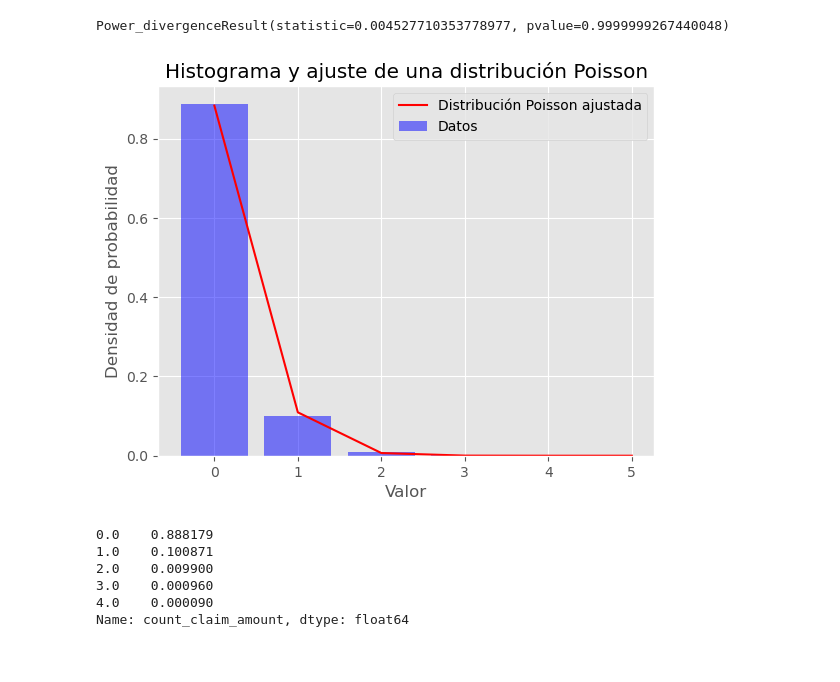
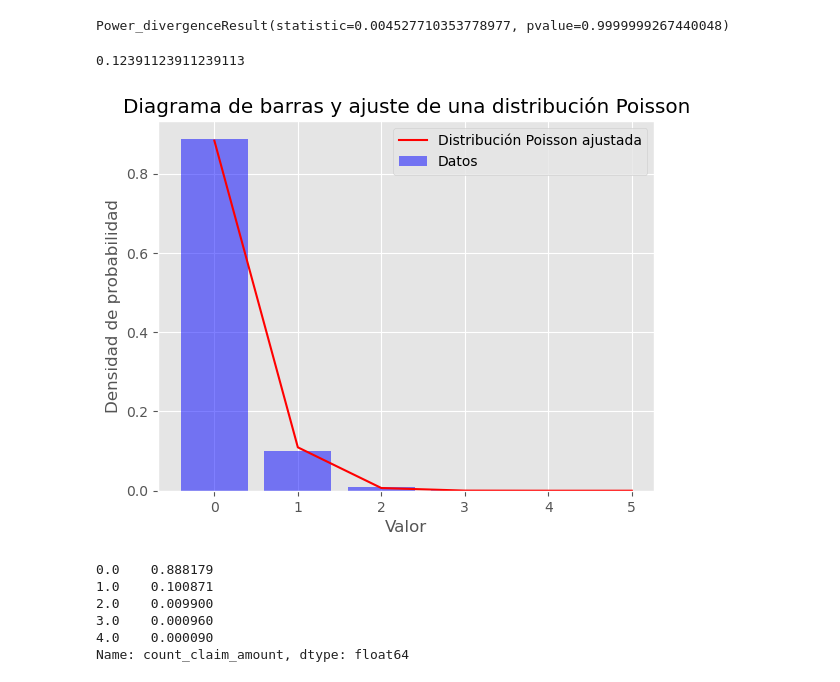
Before and after one commit to Dapricas/TFM_Insurance_pricing_interpretability, a Jupyter notebook: ClaimsIntentoBueno.ipynb, the cells around one changed output. Cells and saved outputs as stored; diff of their text form; code cells hidden in the pictures.

Commit message:
Updated claims script

```diff
--- a/ClaimsIntentoBueno.ipynb
+++ b/ClaimsIntentoBueno.ipynb
@@ -617,32 +642,36 @@ mu = np.mean(y['count_claim_amount'])
 stats.chisquare(np.append(np.array(dist_y),0), dist_poisson)
 # %% [output]
 Power_divergenceResult(statistic=0.004527710353778977, pvalue=0.9999999267440048)
+# %%
+mu
+# %% [output]
+0.12391123911239113
 # %%
 # 1. Visualiza el histograma de los datos
 plt.bar(dist_y.index.values, dist_y, alpha=0.5, color='blue', label='Datos')
 
 # 2. Ajusta una distribución Poisson a los datos
-mu = np.mean(data)
+mu = np.mean(y['count_claim_amount'])
 
 # 3. Grafica la distribución gamma ajustada
 x_plot = np.linspace(0, 5, 6)  # Define el rango de valores en el eje x
 distribucion_ajustada = poisson(mu)
 y_plot = distribucion_ajustada.pmf(x_plot)
 plt.plot(x_plot, y_plot, 'r-', label='Distribución Poisson ajustada')
 
 # Ajusta los límites del eje x
 # plt.xlim(0, 20000)
 
 # Añade etiquetas y título al gráfico
 plt.xlabel('Valor')
 plt.ylabel('Densidad de probabilidad')
-plt.title('Histograma y ajuste de una distribución Poisson')
+plt.title('Diagrama de barras y ajuste de una distribución Poisson')
 plt.legend()
 
 # Muestra el gráfico
 plt.show()
 # %% [output]
-[figure, old version]
+[figure, new version]
 # %%
 dist_y
 # %% [output]
```
Also changed, not shown: parts of 61 cells of this notebook.
